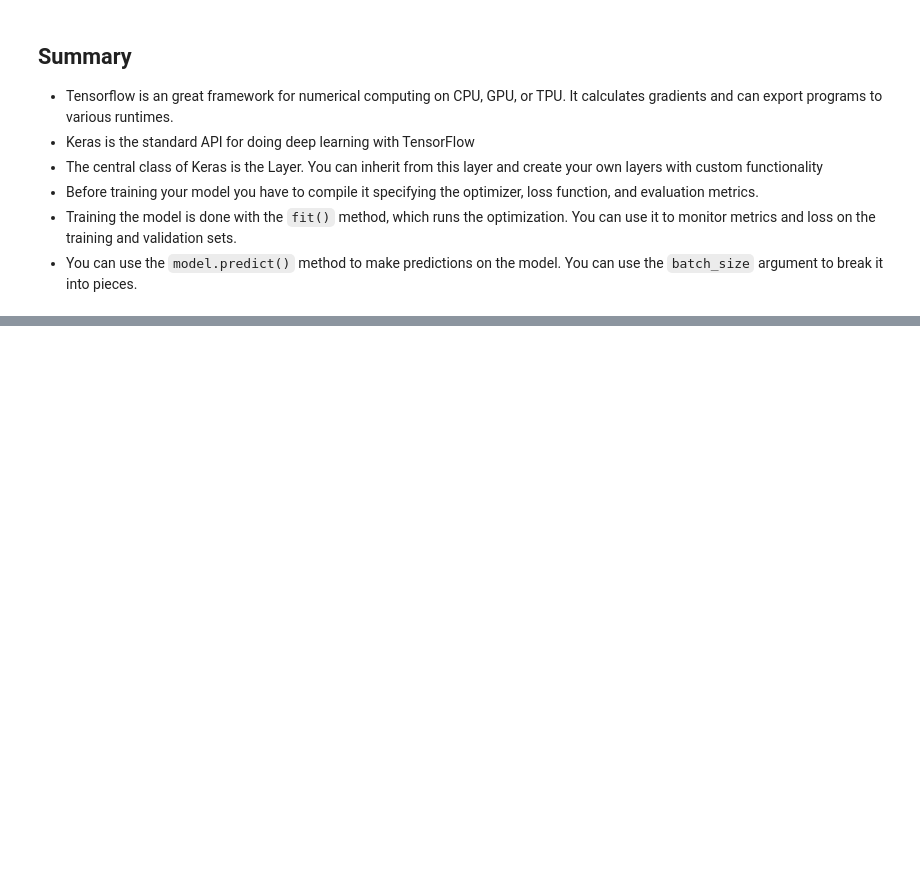
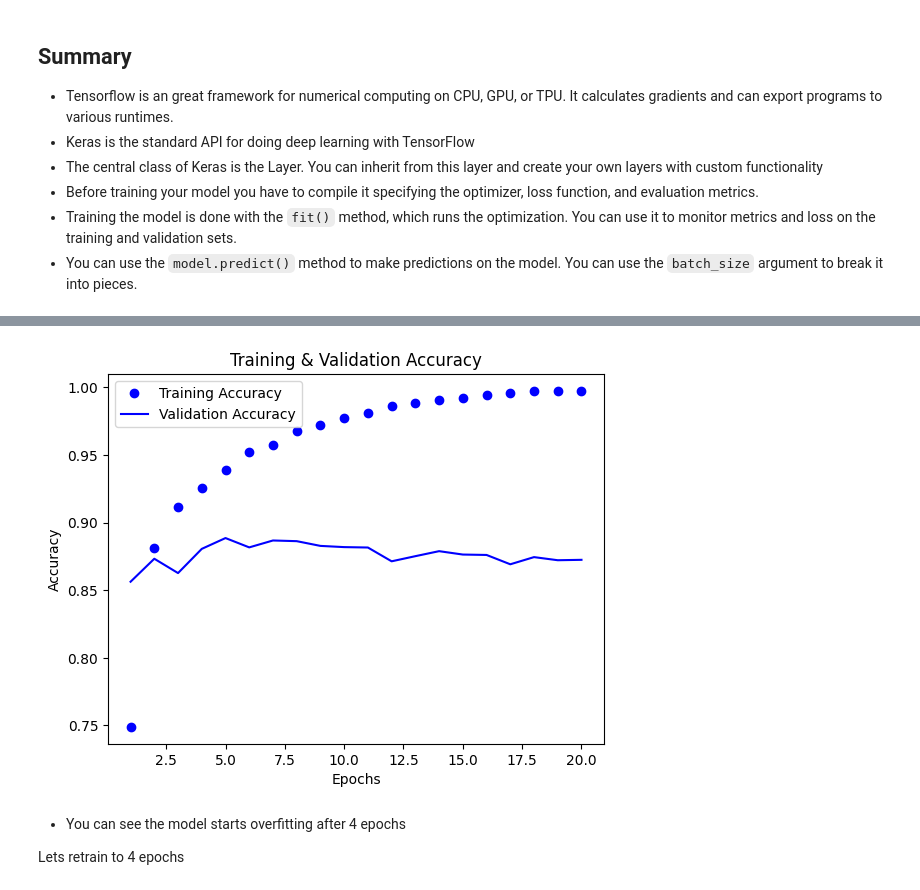
Before and after one commit to joxborrow/deep_learning_with_python, a Jupyter notebook: deep_learning_with_python.ipynb, the cells around one changed output, grey strips where cells are left out. Saved outputs shown, nothing was run; the diff lists cells and outputs as text; code cells hidden in the pictures; blank space fills up the shorter version.

```diff
--- a/deep_learning_with_python.ipynb
+++ b/deep_learning_with_python.ipynb
@@ -1076,0 +1316,17 @@ print(predictions[:10])
+# %%
+# Plot the accuracy
+acc_values = history_dict['accuracy']
+val_acc_values = history_dict['val_accuracy']
+plt.plot(epochs, acc_values, "bo", label="Training Accuracy")
+plt.plot(epochs, val_acc_values, "b", label="Validation Accuracy")
+plt.title("Training & Validation Accuracy")
+plt.xlabel("Epochs")
+plt.ylabel("Accuracy")
+plt.legend()
+plt.show()
+# %% [output]
+[figure, added]
+# %% [markdown]
+- You can see the model starts overfitting after 4 epochs
+
+Lets retrain to 4 epochs
```
Also changed, not shown: parts of 42 cells of this notebook.
